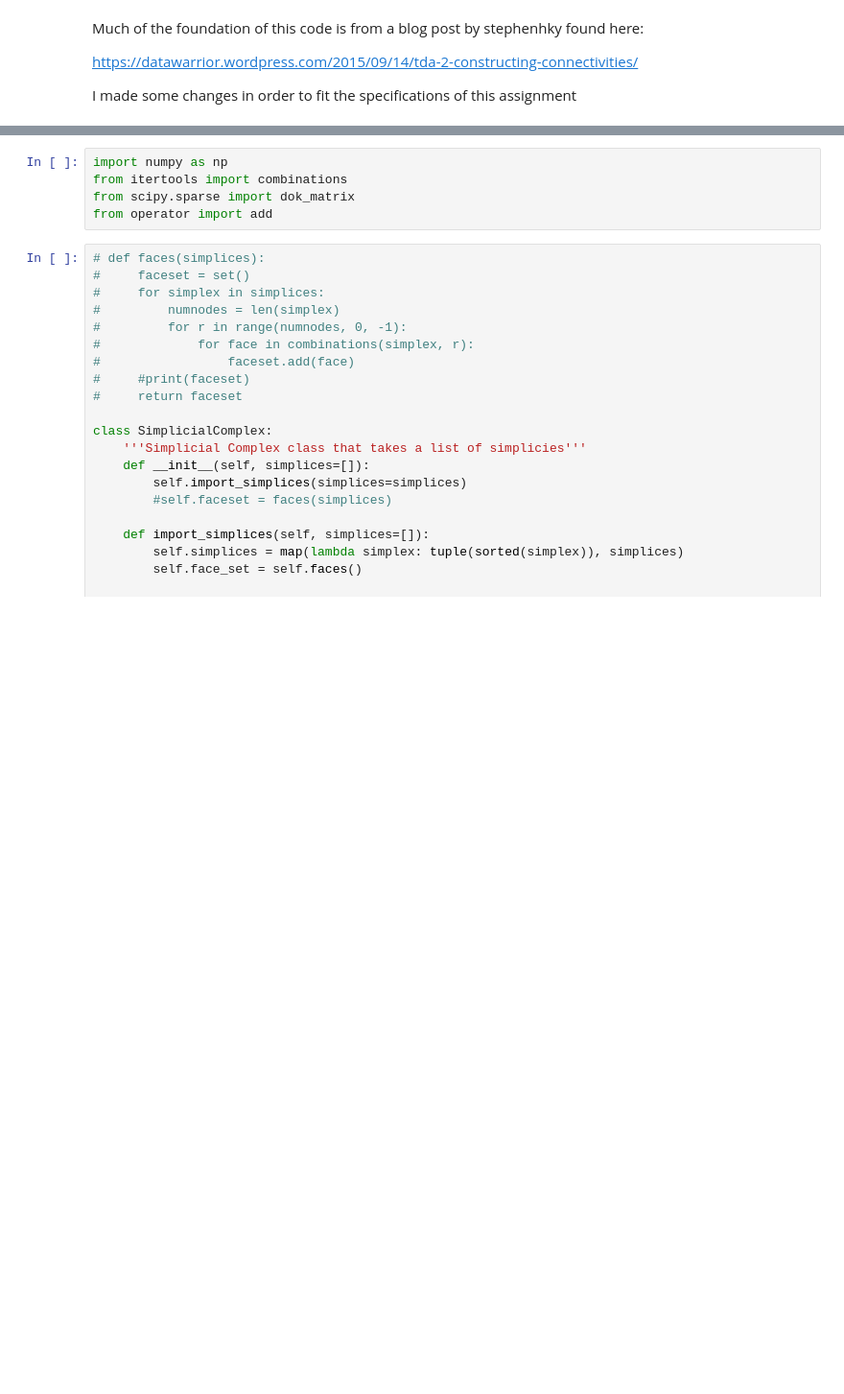
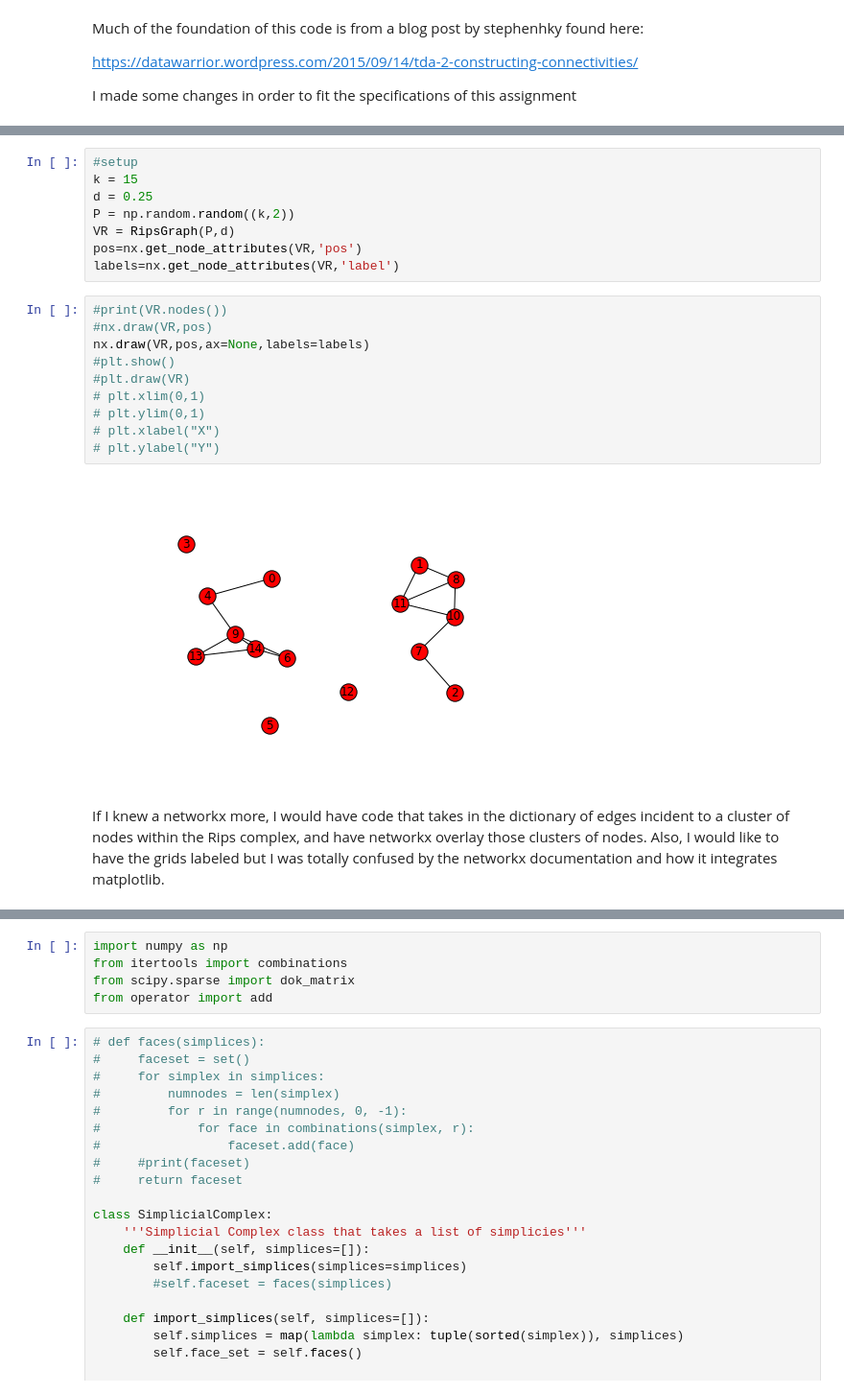
Before and after one commit to victoreram/MSU, a Jupyter notebook: HW1.ipynb, the cells around one changed output, grey strips where cells are left out. Shown at 96% size. Saved outputs shown, nothing was run; the diff lists cells and outputs as text; blank space fills up the shorter version.

```diff
--- a/HW1.ipynb
+++ b/HW1.ipynb
@@ -110,0 +195,22 @@ I made some changes in order to fit the specifications of this assignment
+# %%
+#setup
+k = 15
+d = 0.25
+P = np.random.random((k,2))
+VR = RipsGraph(P,d)
+pos=nx.get_node_attributes(VR,'pos')
+labels=nx.get_node_attributes(VR,'label')
+# %%
+#print(VR.nodes())
+#nx.draw(VR,pos)
+nx.draw(VR,pos,ax=None,labels=labels)
+#plt.show()
+#plt.draw(VR)
+# plt.xlim(0,1)
+# plt.ylim(0,1)
+# plt.xlabel("X")
+# plt.ylabel("Y")
+# %% [output]
+[figure, added]
+# %% [markdown]
+If I knew a networkx more, I would have code that takes in the dictionary of edges incident to a cluster of nodes within the Rips complex, and have networkx overlay those clusters of nodes. Also, I would like to have the grids labeled but I was totally confused by the networkx documentation and how it integrates matplotlib.
```
Also changed, not shown: parts of 21 cells of this notebook.
